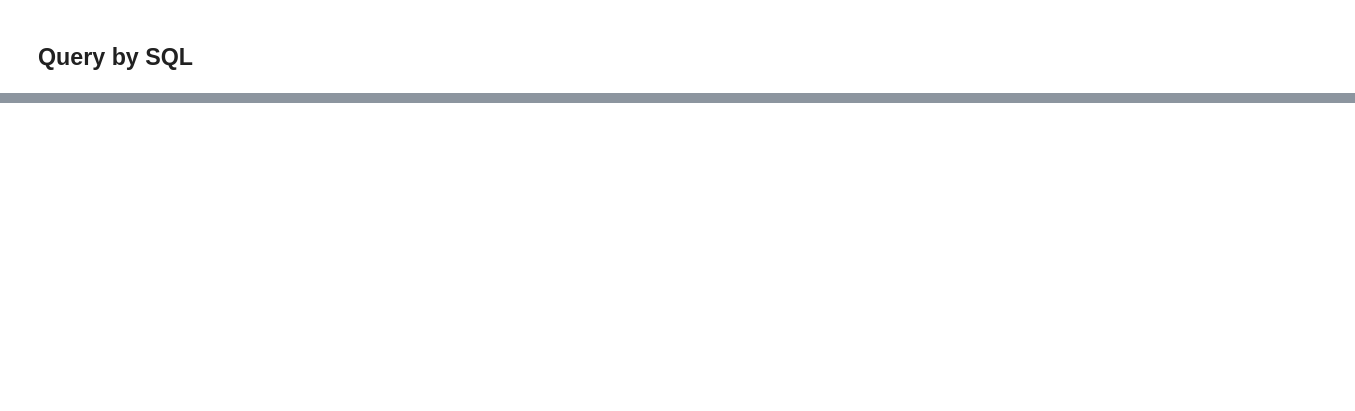
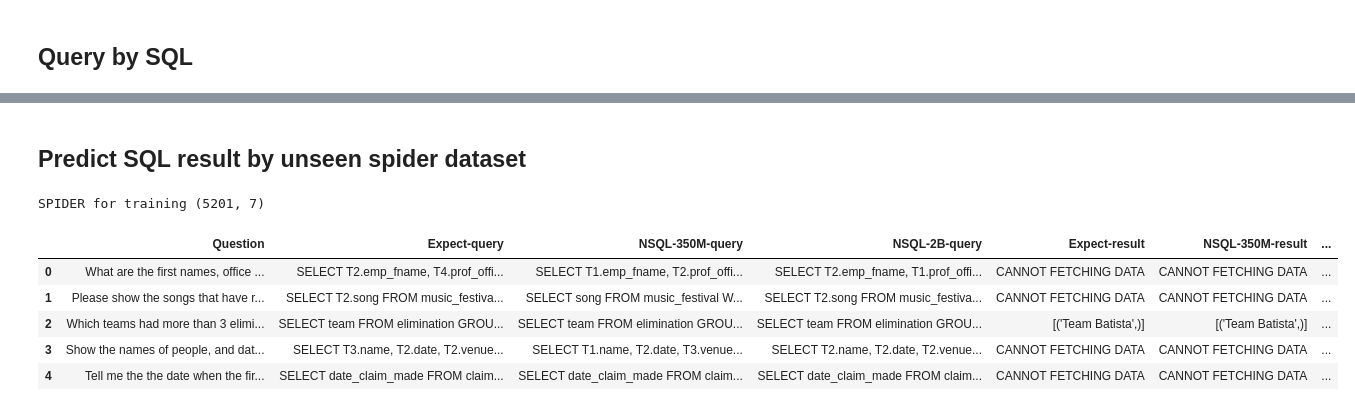
Before and after one commit to ThanawatTP/ChatQ, a Jupyter notebook: Expirements/model-expirement.ipynb, the cells around one changed output, grey strips where cells are left out. Drawn from its saved outputs; the diff is of its cells as text; code cells hidden in the pictures; blank space fills up the shorter version.

Commit message:
model experiment with unseen spider

```diff
--- a/Expirements/model-expirement.ipynb
+++ b/Expirements/model-expirement.ipynb
@@ -136,2 +153,16 @@ filtered_df.head()
 # %%
 filtered_df.to_excel("model-exp.xlsx", index=False)
+# %% [markdown]
+## Predict SQL result by unseen spider dataset
+# %%
+seen_questions = df['Question'].to_list()
+print("SPIDER for training",df.shape)
+df.head()
+# %% [output]
+SPIDER for training (5201, 7)
+|  | Question | Expect-query | NSQL-350M-query | NSQL-2B-query | Expect-result | NSQL-350M-result | ... |
+| 0 | What are the first names, office ... | SELECT T2.emp_fname, T4.prof_offi... | SELECT T1.emp_fname, T2.prof_offi... | SELECT T2.emp_fname, T1.prof_offi... | CANNOT FETCHING DATA | CANNOT FETCHING DATA | ... |
+| 1 | Please show the songs that have r... | SELECT T2.song FROM music_festiva... | SELECT song FROM music_festival W... | SELECT T2.song FROM music_festiva... | CANNOT FETCHING DATA | CANNOT FETCHING DATA | ... |
+| 2 | Which teams had more than 3 elimi... | SELECT team FROM elimination GROU... | SELECT team FROM elimination GROU... | SELECT team FROM elimination GROU... | [('Team Batista',)] | [('Team Batista',)] | ... |
+| 3 | Show the names of people, and dat... | SELECT T3.name, T2.date, T2.venue... | SELECT T1.name, T2.date, T3.venue... | SELECT T2.name, T2.date, T2.venue... | CANNOT FETCHING DATA | CANNOT FETCHING DATA | ... |
+| 4 | Tell me the the date when the fir... | SELECT date_claim_made FROM claim... | SELECT date_claim_made FROM claim... | SELECT date_claim_made FROM claim... | CANNOT FETCHING DATA | CANNOT FETCHING DATA | ... |
```
Also changed, not shown: parts of 15 cells of this notebook, 7 other files.
